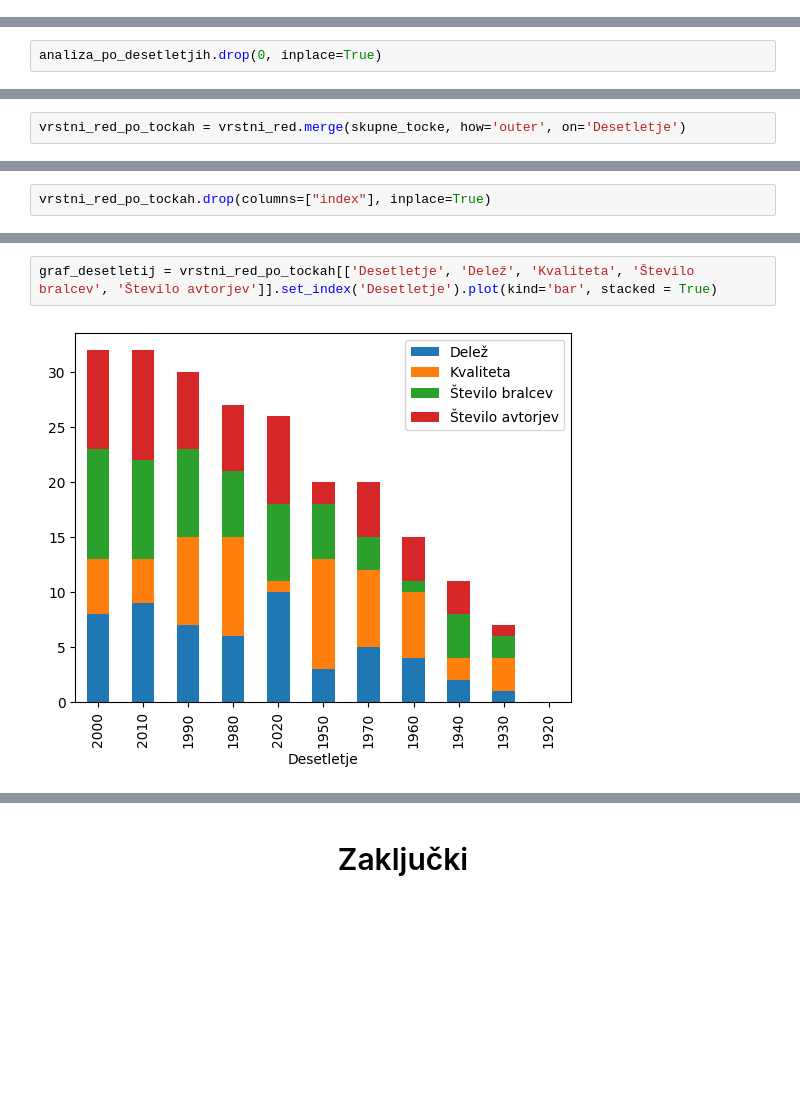
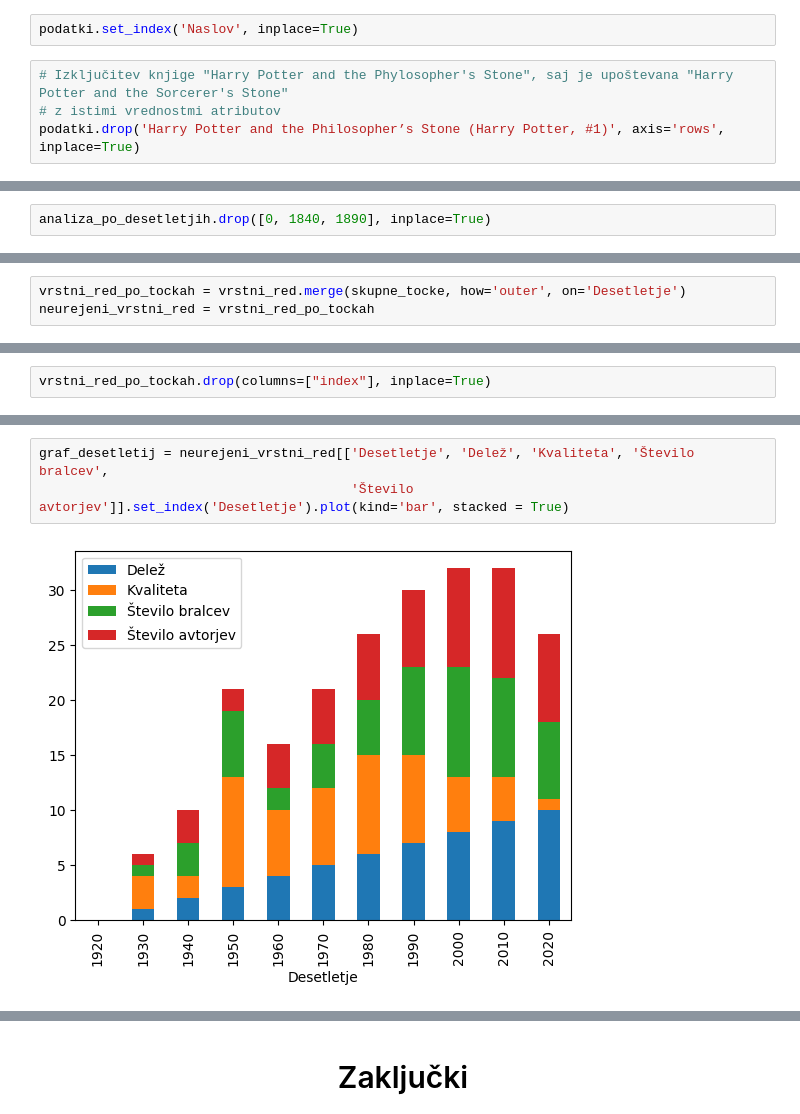
Before and after one commit to Benjamin-Dagarin/UVP_Projektna_naloga_2024, a Jupyter notebook: Analiza_fantazijskih_knjig.ipynb, the cells around one changed output, grey strips where cells are left out. Saved outputs shown, nothing was run; the diff lists cells and outputs as text; blank space fills up the shorter version.

```diff
--- a/Analiza_fantazijskih_knjig.ipynb
+++ b/Analiza_fantazijskih_knjig.ipynb
@@ -38,3 +26,9 @@ podatki = podatki[['Avtor', 'Leto izida', 'Desetletje', 'Dolžina', 'Točke', 'O
+# %%
+podatki.set_index('Naslov', inplace=True)
+# %%
+# Izključitev knjige "Harry Potter and the Phylosopher's Stone", saj je upoštevana "Harry Potter and the Sorcerer's Stone"
+# z istimi vrednostmi atributov
+podatki.drop('Harry Potter and the Philosopher’s Stone (Harry Potter, #1)', axis='rows', inplace=True)
 # %%
 podatki
 # %% [output]
@@ -365,7 +371,7 @@ analiza_po_desetletjih = po_desetletjih.agg(
 
 })
 # %%
-analiza_po_desetletjih.drop(0, inplace=True)
+analiza_po_desetletjih.drop([0, 1840, 1890], inplace=True)
 # %%
 analiza_po_desetletjih['Kvaliteta'] = round(analiza_po_desetletjih['Kvaliteta'], 2)
 # %%
@@ -517,5 +511,6 @@ skupne_tocke
 # %%
 vrstni_red_po_tockah = vrstni_red.merge(skupne_tocke, how='outer', on='Desetletje')
+neurejeni_vrstni_red = vrstni_red_po_tockah
 # %%
 vrstni_red_po_tockah.sort_values(by=['Skupne točke', 'Desetletje'], ascending=[False, True], inplace=True)
 # %%
@@ -541,8 +536,9 @@ vrstni_red_po_tockah
 | 11 | 1920 | 0 | 0 | 0 | 0 | 0 |
 # %%
-graf_desetletij = vrstni_red_po_tockah[['Desetletje', 'Delež', 'Kvaliteta', 'Število bralcev', 'Število avtorjev']].set_index('Desetletje').plot(kind='bar', stacked = True)
+graf_desetletij = neurejeni_vrstni_red[['Desetletje', 'Delež', 'Kvaliteta', 'Število bralcev',
+                                        'Število avtorjev']].set_index('Desetletje').plot(kind='bar', stacked = True)
 # %% [output]
-[figure, old version]
+[figure, new version]
 # %%
 vrstni_red_po_tockah.sort_values('Desetletje').set_index('Desetletje')['Skupne točke'].plot()
 # %% [output]
```
Also changed, not shown: parts of 87 cells of this notebook, 1 other file.
